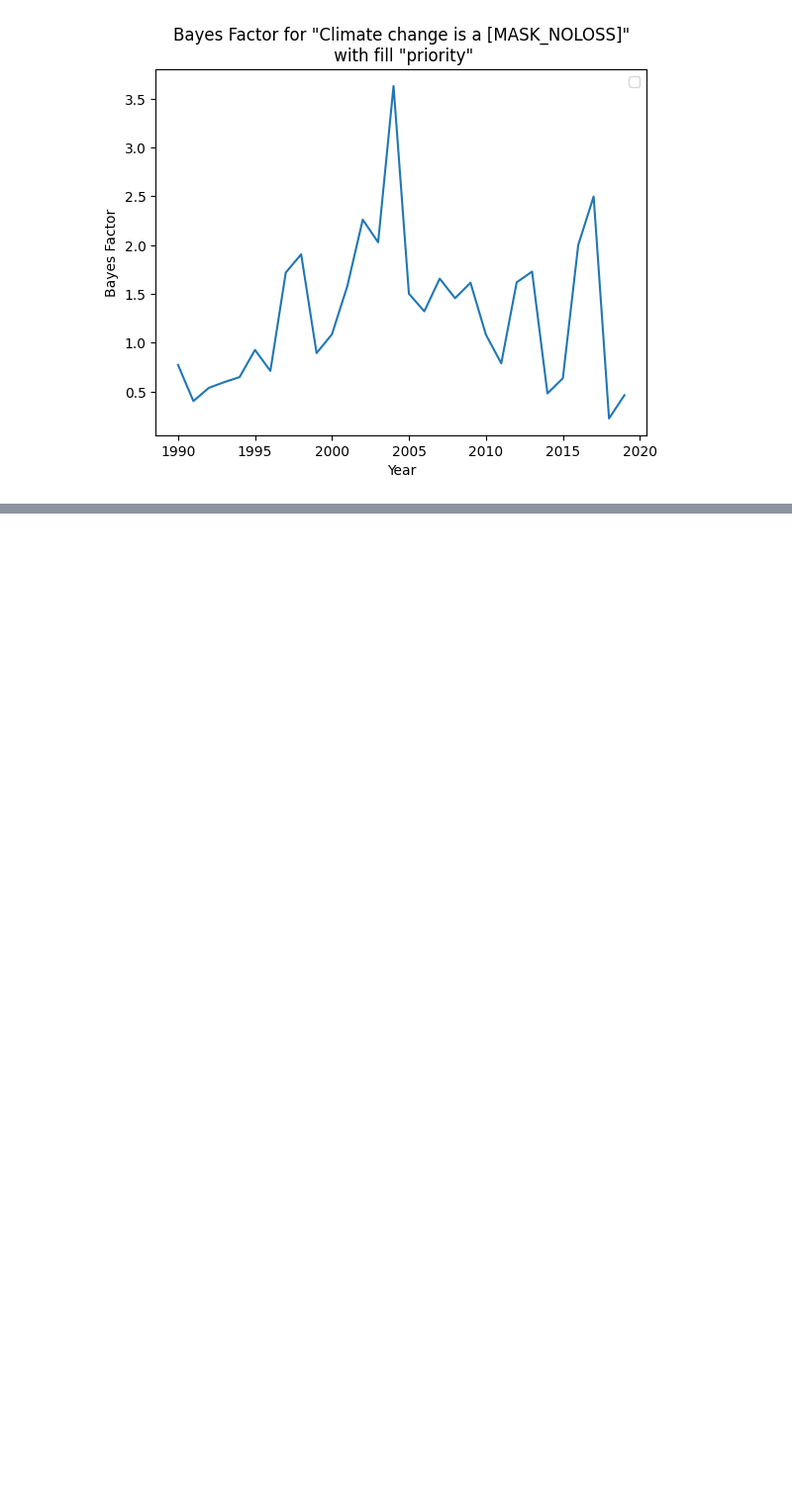
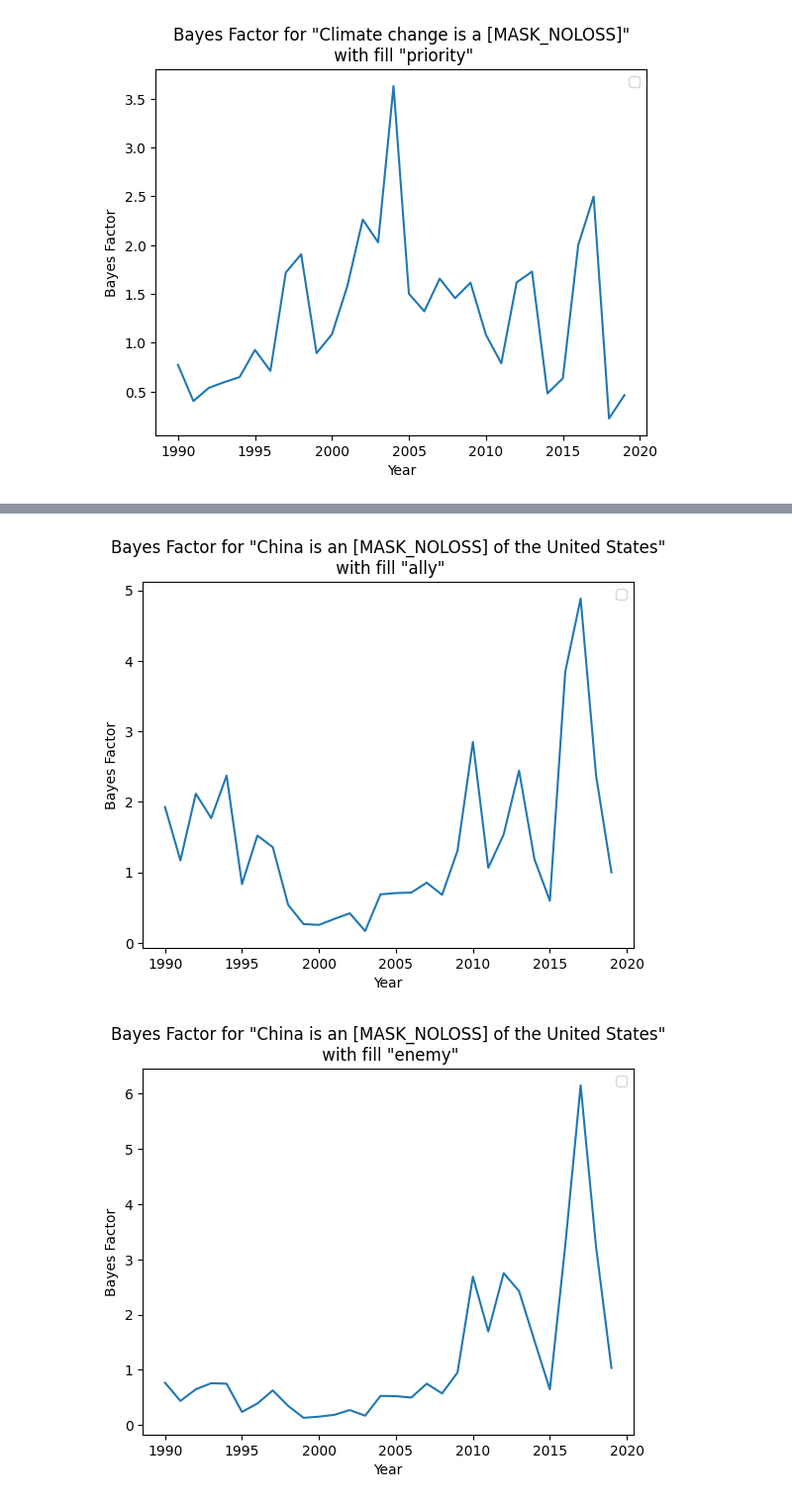
Before and after one commit to bstadt/tlm-1-release, a Jupyter notebook: eda/bayes.ipynb, the cells around one changed output, grey strips where cells are left out. Shown at 99% size. Saved outputs shown, nothing was run; the diff lists cells and outputs as text; code cells hidden in the pictures; blank space fills up the shorter version.

```diff
--- a/eda/bayes.ipynb
+++ b/eda/bayes.ipynb
@@ -75,0 +100,10 @@ pyear_given_slotfill('Climate change is a priority', template, model, tokenizer,
+# %%
+election_years = [1996, 2000, 2004, 2008, 2012, 2016]
+template = 'China is an [MASK_NOLOSS] of the United States'
+pyear_given_slotfill('China is an ally of the United States', template, model, tokenizer,
+ title='Bayes Factor for "' + template + '"\n with fill "ally"')
+pyear_given_slotfill('China is an enemy of the United States', template, model, tokenizer,
+ title='Bayes Factor for "' + template + '"\n with fill "enemy"')
+# %% [output]
+[figure, added]
+[figure, added]
```
Also changed, not shown: parts of 6 cells of this notebook, 9 other files.
